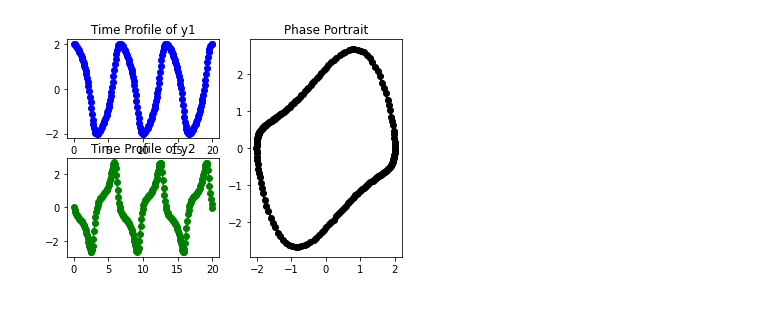
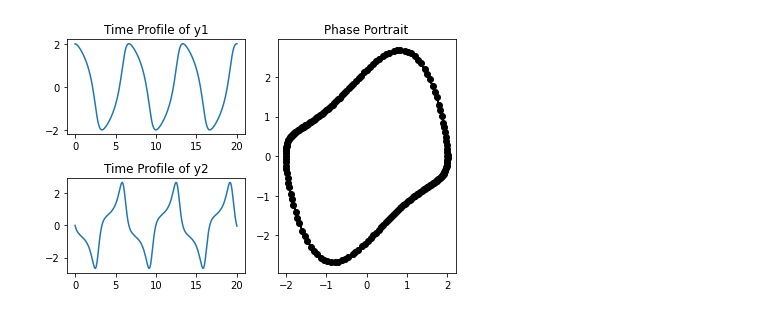
Before and after one commit to kyrxanthos/NN_dynamical_systems, a Jupyter notebook: vanderpol_1d_sol.ipynb, the cells around one changed output. Saved outputs shown, nothing was run; the diff lists cells and outputs as text; code cells hidden in the pictures.

```diff
--- a/vanderpol_1d_sol.ipynb
+++ b/vanderpol_1d_sol.ipynb
@@ -23,10 +23,10 @@ def run_vanderpol(yinit=[2,0], tfinal=20, mu=2):
 
 def draw_figure(y,t):
     plt.subplot(2,2,1)
-    plt.plot(t, y[:,0],'-ob')
+    plt.plot(t, y[:,0])
     plt.title("Time Profile of y1")
     plt.subplot(2,2,3)
-    plt.plot(t, y[:,1],'-og')
+    plt.plot(t, y[:,1])
     plt.title("Time Profile of y2")
     # plt.subplot2grid((2,2),(0,1),rowspan=2)
     # in 2x2 grid of subplots, draw in (0,1)-->upper right,
@@ -37,6 +37,7 @@ def draw_figure(y,t):
 # %%
 y,t = run_vanderpol([2,0], tfinal=20, mu=2)
 draw_figure(y,t)
+plt.tight_layout()
 plt.show()
 # %% [output]
-[figure, old version]
+[figure, new version]
```
Also changed, not shown: 6 other files.
